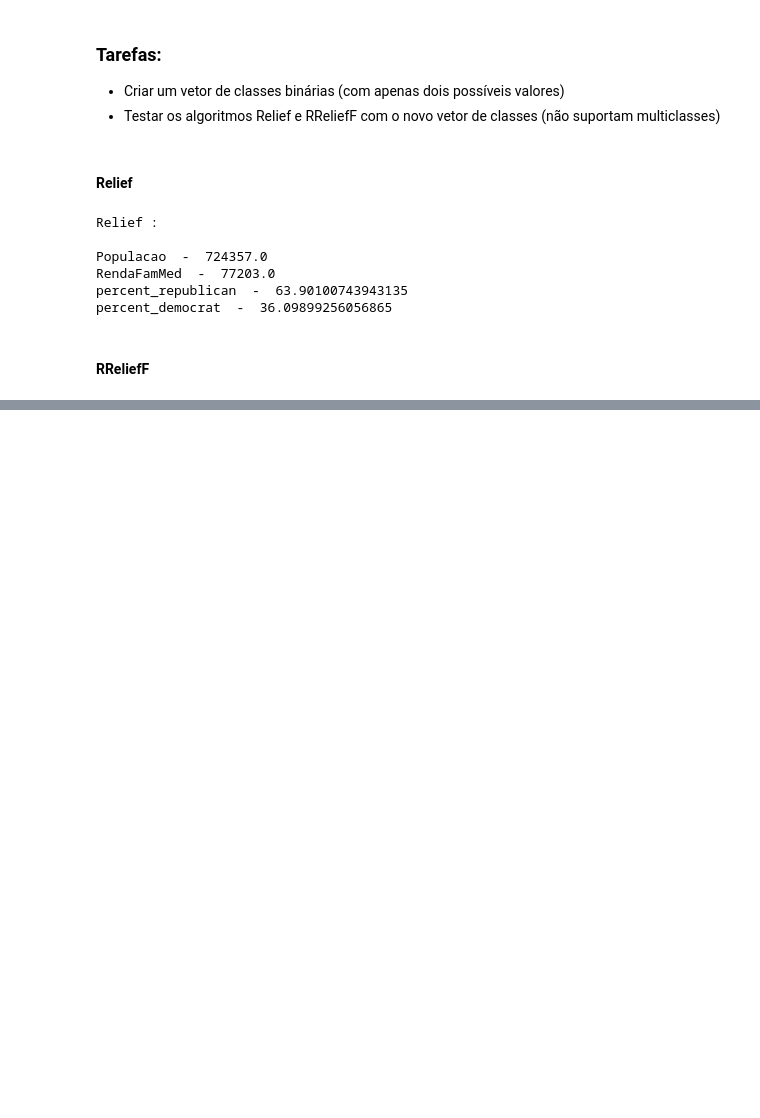
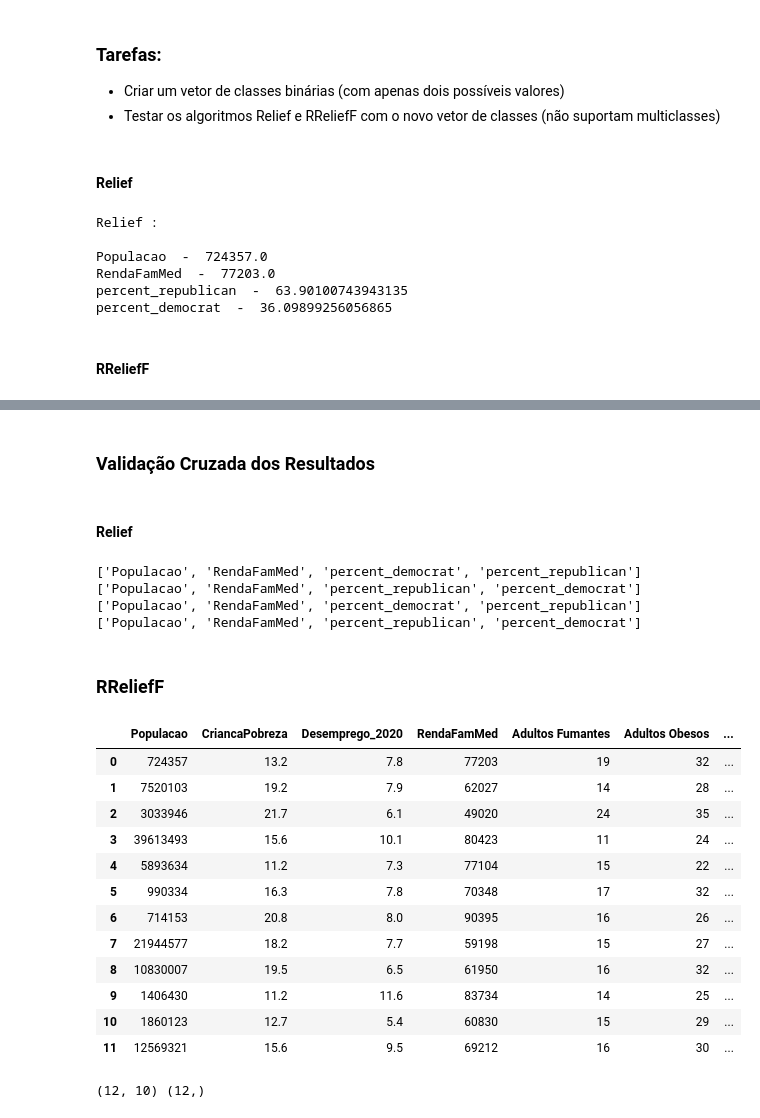
Before and after one commit to JoaoVictor-HM/TFG-Ciencia-de-Dados, a Jupyter notebook: analise_eua.ipynb, the cells around one changed output, grey strips where cells are left out. Cells and saved outputs as stored; diff of their text form; code cells hidden in the pictures; blank space fills up the shorter version.

Commit message:
validação cruzada

```diff
--- a/analise_eua.ipynb
+++ b/analise_eua.ipynb
@@ -919,0 +919,76 @@ Desemprego_2020  -  7.8
+# %% [markdown]
+### Validação Cruzada dos Resultados
+# %%
+df_final_parte_1 = df_final.iloc[:12]
+df_final_parte_2 = df_final.iloc[12:24]
+df_final_parte_3 = df_final.iloc[24:36]
+df_final_parte_4 = df_final.iloc[36:48]
+
+dfs_array = [df_final_parte_1.drop(columns=['Gravidade Pandemia']), df_final_parte_2.drop(columns=['Gravidade Pandemia']), df_final_parte_3.drop(columns=['Gravidade Pandemia']), df_final_parte_4.drop(columns=['Gravidade Pandemia'])]
+
+mortalidade_1 = vetor_mortes_caso[:12]
+mortalidade_2 = vetor_mortes_caso[12:24]
+mortalidade_3 = vetor_mortes_caso[24:36]
+mortalidade_4 = vetor_mortes_caso[36:48]
+
+mortalidades = [mortalidade_1, mortalidade_2, mortalidade_3, mortalidade_4]
+# %% [markdown]
+#### Relief
+# %%
+resultados = []
+for dataframe in dfs_array:
+    df_auxiliar = dataframe.copy()
+    df_auxiliar = df_auxiliar.drop(columns=['Gravidade Pandemia'])
+    classe_binaria = []
+    for i in vetor_mortes_caso:
+        if i <= mortes_caso_ordenado[23]:
+            classe_binaria.append('baixa')
+        else:
+            classe_binaria.append('alta')
+
+    df_auxiliar['Gravidade Pandemia'] = pd.Series(classe_binaria)
+
+    dados_bin = df_auxiliar.iloc[:,2:-4].to_numpy()
+    classe_bin = df_auxiliar.iloc[:, -1].to_numpy()
+
+    relief = skr.Relief(n_features=4)
+
+    my_transformed_matrix = relief.fit_transform(dados_bin,classe_bin)
+    primeira_linha = []
+    for item in df_auxiliar.iloc[0]:
+        primeira_linha.append(item)
+    for selecionada in my_transformed_matrix[0]:
+        for coluna in primeira_linha:
+            if selecionada == coluna:
+                resultados.append(df_auxiliar.columns.to_numpy()[primeira_linha.index(coluna)])
+
+resultados = np.array_split(resultados, 4)
+for array in resultados:
+    print(list(array))
+# %% [output]
+['Populacao', 'RendaFamMed', 'percent_democrat', 'percent_republican']
+['Populacao', 'RendaFamMed', 'percent_republican', 'percent_democrat']
+['Populacao', 'RendaFamMed', 'percent_democrat', 'percent_republican']
+['Populacao', 'RendaFamMed', 'percent_republican', 'percent_democrat']
+# %% [markdown]
+### RReliefF
+# %%
+dfs_array[0].iloc[:,2:-4].head(12)
+# %% [output]
+|  | Populacao | CriancaPobreza | Desemprego_2020 | RendaFamMed | Adultos Fumantes | Adultos Obesos | ... |
+| 0 | 724357 | 13.2 | 7.8 | 77203 | 19 | 32 | ... |
+| 1 | 7520103 | 19.2 | 7.9 | 62027 | 14 | 28 | ... |
+| 2 | 3033946 | 21.7 | 6.1 | 49020 | 24 | 35 | ... |
+| 3 | 39613493 | 15.6 | 10.1 | 80423 | 11 | 24 | ... |
+| 4 | 5893634 | 11.2 | 7.3 | 77104 | 15 | 22 | ... |
+| 5 | 990334 | 16.3 | 7.8 | 70348 | 17 | 32 | ... |
+| 6 | 714153 | 20.8 | 8.0 | 90395 | 16 | 26 | ... |
+| 7 | 21944577 | 18.2 | 7.7 | 59198 | 15 | 27 | ... |
+| 8 | 10830007 | 19.5 | 6.5 | 61950 | 16 | 32 | ... |
+| 9 | 1406430 | 11.2 | 11.6 | 83734 | 14 | 25 | ... |
+| 10 | 1860123 | 12.7 | 5.4 | 60830 | 15 | 29 | ... |
+| 11 | 12569321 | 15.6 | 9.5 | 69212 | 16 | 30 | ... |
+# %%
+print(dfs_array[0].iloc[:,2:-4].to_numpy().shape,mortalidades[0].shape)
+# %% [output]
+(12, 10) (12,)
```
Also changed, not shown: parts of 14 cells of this notebook.
